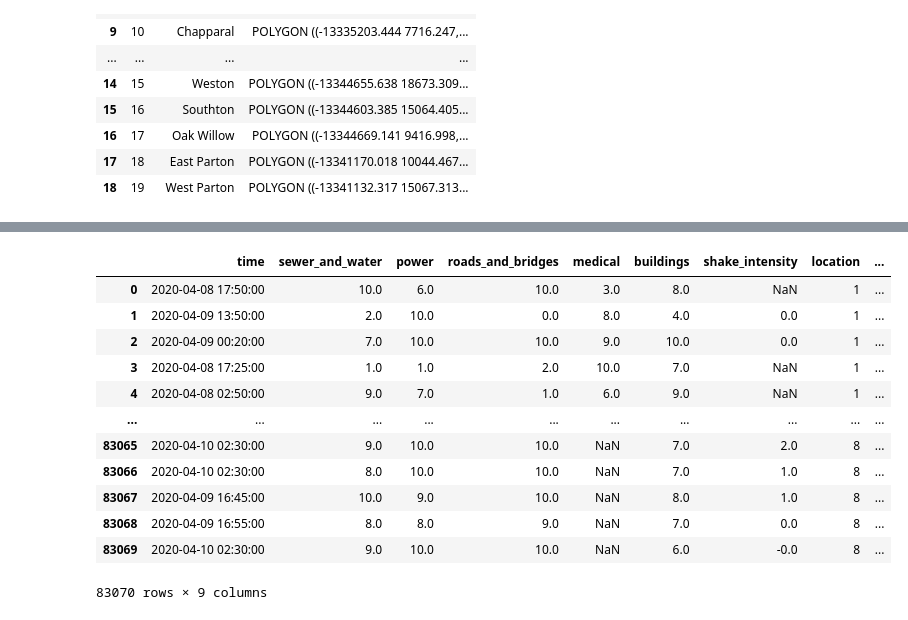
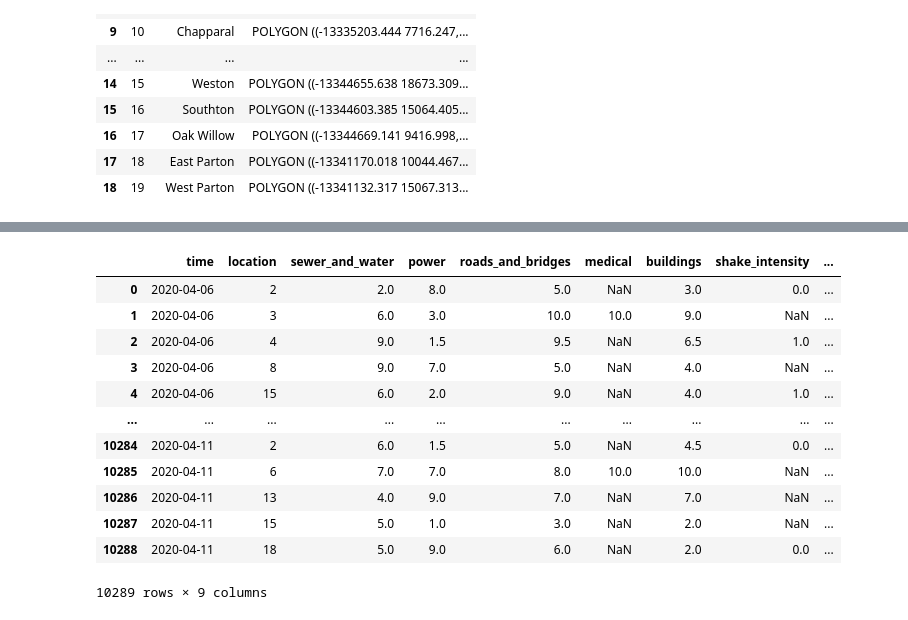
Before and after one commit to ssusnea/sds235-hw5, a Jupyter notebook: damage_report_vis.ipynb, the cells around one changed output, grey strips where cells are left out. Drawn from its saved outputs; the diff is of its cells as text; code cells hidden in the pictures.

Commit message:
commit damage vis

```diff
--- a/damage_report_vis.ipynb
+++ b/damage_report_vis.ipynb
@@ -25,3 +25,16 @@ damage_report
 | 2020-04-09 16:55:00 | 8.0 | 8.0 | 9.0 | NaN | 7.0 | 0.0 | 8 |
 | 2020-04-10 02:30:00 | 9.0 | 10.0 | 10.0 | NaN | 6.0 | -0.0 | 8 |
 83070 rows × 7 columns
+# %%
+# Aggregate by time, location, and geometry, calculating the mean while ignoring NaN values
+damage_report_clean = damage_report.groupby(['time', 'location']).agg({
+    'sewer_and_water': lambda x: x.mean(skipna=True),
+    'power': lambda x: x.mean(skipna=True),
+    'roads_and_bridges': lambda x: x.mean(skipna=True),
+    'medical': lambda x: x.mean(skipna=True),
+    'buildings': lambda x: x.mean(skipna=True),
+    'shake_intensity': lambda x: x.mean(skipna=True)
+}).reset_index()
+
+# Output the cleaned and aggregated DataFrame
+damage_report_clean
@@ -74,21 +101,21 @@ damage_report_indexed
 # %%
 sth_neighborhood = sth_neighborhood.rename(columns={"Id": "location"})
-damage_report_wiz_neighborhoods = damage_report_indexed.merge(sth_neighborhood[['location', 'geometry']], how='left')
+damage_report_wiz_neighborhoods = damage_report_clean.merge(sth_neighborhood[['location', 'geometry']], how='left')
 damage_report_wiz_neighborhoods
 # %% [output]
-|  | time | sewer_and_water | power | roads_and_bridges | medical | buildings | shake_intensity | location | ... |
-| 0 | 2020-04-08 17:50:00 | 10.0 | 6.0 | 10.0 | 3.0 | 8.0 | NaN | 1 | ... |
-| 1 | 2020-04-09 13:50:00 | 2.0 | 10.0 | 0.0 | 8.0 | 4.0 | 0.0 | 1 | ... |
-| 2 | 2020-04-09 00:20:00 | 7.0 | 10.0 | 10.0 | 9.0 | 10.0 | 0.0 | 1 | ... |
-| 3 | 2020-04-08 17:25:00 | 1.0 | 1.0 | 2.0 | 10.0 | 7.0 | NaN | 1 | ... |
-| 4 | 2020-04-08 02:50:00 | 9.0 | 7.0 | 1.0 | 6.0 | 9.0 | NaN | 1 | ... |
+|  | time | location | sewer_and_water | power | roads_and_bridges | medical | buildings | shake_intensity | ... |
+| 0 | 2020-04-06 | 2 | 2.0 | 8.0 | 5.0 | NaN | 3.0 | 0.0 | ... |
+| 1 | 2020-04-06 | 3 | 6.0 | 3.0 | 10.0 | 10.0 | 9.0 | NaN | ... |
+| 2 | 2020-04-06 | 4 | 9.0 | 1.5 | 9.5 | NaN | 6.5 | 1.0 | ... |
+| 3 | 2020-04-06 | 8 | 9.0 | 7.0 | 5.0 | NaN | 4.0 | NaN | ... |
+| 4 | 2020-04-06 | 15 | 6.0 | 2.0 | 9.0 | NaN | 4.0 | 1.0 | ... |
 | ... | ... | ... | ... | ... | ... | ... | ... | ... | ... |
-| 83065 | 2020-04-10 02:30:00 | 9.0 | 10.0 | 10.0 | NaN | 7.0 | 2.0 | 8 | ... |
-| 83066 | 2020-04-10 02:30:00 | 8.0 | 10.0 | 10.0 | NaN | 7.0 | 1.0 | 8 | ... |
-| 83067 | 2020-04-09 16:45:00 | 10.0 | 9.0 | 10.0 | NaN | 8.0 | 1.0 | 8 | ... |
-| 83068 | 2020-04-09 16:55:00 | 8.0 | 8.0 | 9.0 | NaN | 7.0 | 0.0 | 8 | ... |
-| 83069 | 2020-04-10 02:30:00 | 9.0 | 10.0 | 10.0 | NaN | 6.0 | -0.0 | 8 | ... |
+| 10284 | 2020-04-11 | 2 | 6.0 | 1.5 | 5.0 | NaN | 4.5 | 0.0 | ... |
+| 10285 | 2020-04-11 | 6 | 7.0 | 7.0 | 8.0 | 10.0 | 10.0 | NaN | ... |
+| 10286 | 2020-04-11 | 13 | 4.0 | 9.0 | 7.0 | NaN | 7.0 | NaN | ... |
+| 10287 | 2020-04-11 | 15 | 5.0 | 1.0 | 3.0 | NaN | 2.0 | NaN | ... |
+| 10288 | 2020-04-11 | 18 | 5.0 | 9.0 | 6.0 | NaN | 2.0 | 0.0 | ... |
-83070 rows × 9 columns
+10289 rows × 9 columns
 # %%
 damage_report_wiz_neighborhoods.set_index('time')
 # %% [output]
```
Also changed, not shown: parts of 7 cells of this notebook.
